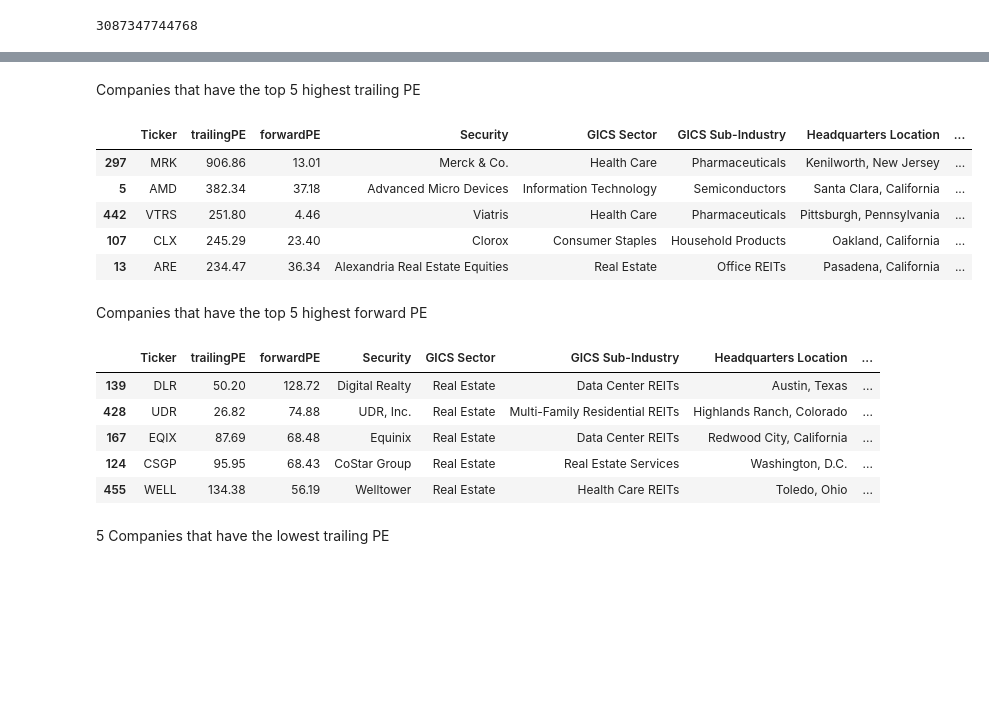
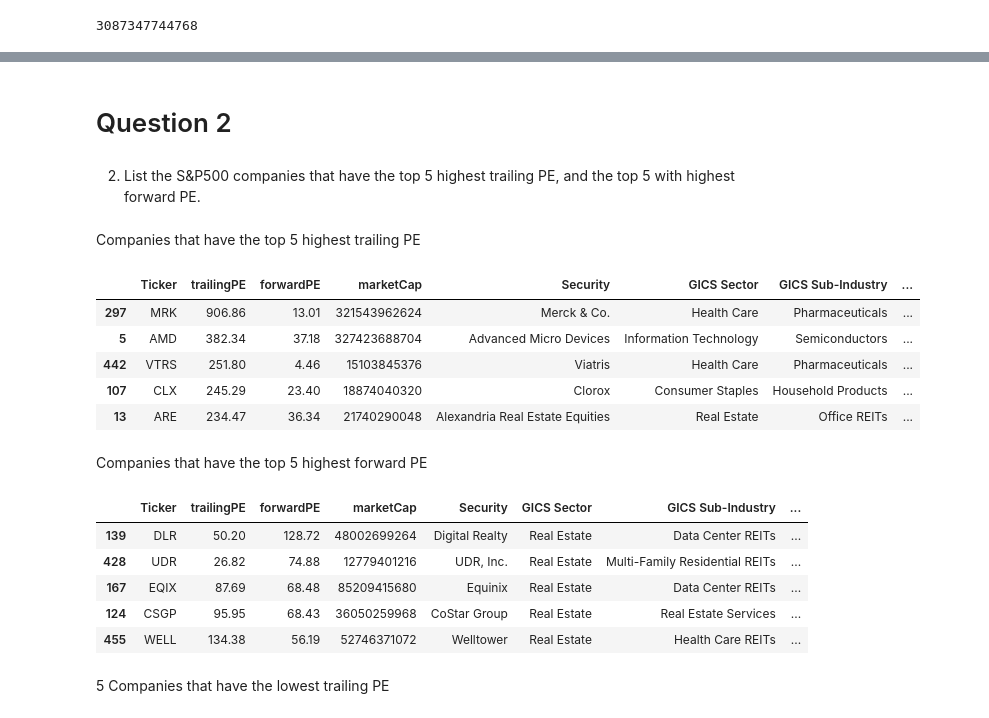
Before and after one commit to hellojohnkim/mmai823, a Jupyter notebook: Assignment 1.ipynb, the cells around one changed output, grey strips where cells are left out. Saved outputs shown, nothing was run; the diff lists cells and outputs as text; code cells hidden in the pictures; blank space fills up the shorter version.

```diff
--- a/Assignment 1.ipynb
+++ b/Assignment 1.ipynb
@@ -62,10 +63,11 @@ yf.Ticker('MSFT').info['marketCap']
 # %% [output]
 3087347744768
 # %%
-#get PE data for tickers in S&P500
+#get various yfinance data for tickers in S&P500 we'll be using in this assignment
+#PE ratios - trailing and forward
+#market cap
 
-
-SP500_PE=[]
+SP500_data=[]
 
 
 for ticker in sp500_tickers:
@@ -73,16 +75,17 @@ for ticker in sp500_tickers:
     #if symbol not in ['INFO', 'AES']:
         ticker=ticker.replace('.', '-')  #For dual shares, eg, BRK.B, we have to change it to BRK-B
         ticker_yahoo = yf.Ticker(ticker)
-        print(ticker,round(ticker_yahoo.info['forwardPE'],2))
-        SP500_PE.append(
+        print(ticker,round(ticker_yahoo.info['trailingPE'],2),round(ticker_yahoo.info['forwardPE'],2),round(ticker_yahoo.info['marketCap']))
+        SP500_data.append(
             {
                 "Ticker":ticker,
                 "trailingPE":round(ticker_yahoo.info['trailingPE'],2),
                 "forwardPE": round(ticker_yahoo.info['forwardPE'],2),
+                "marketCap":round(ticker_yahoo.info['marketCap']),
             }
         )
     except:
         pass
 
-SP500_PE=pd.DataFrame(SP500_PE)
+SP500_data=pd.DataFrame(SP500_data)
 # %% [output]
@@ -122,31 +125,33 @@ SP500_PE
+# %%
+SP500_data = SP500_data.join(sp_df.set_index('Symbol'), on='Ticker')
+# %% [markdown]
+# Question 2
+# %% [markdown]
+2. List the S&P500 companies that have the top 5 highest trailing PE, and the top 5 with highest forward PE.
 # %% [markdown]
 Companies that have the top 5 highest trailing PE
 # %%
 # top 5 companies with highest trailing PE
-top5_trailingPE = SP500_PE.sort_values('trailingPE', ascending=False).head(5)
-top5_trailingPE
-top5_trailingPE.join(sp_df.set_index('Symbol'), on='Ticker')
+SP500_data.sort_values('trailingPE', ascending=False).head(5)
 # %% [output]
-|  | Ticker | trailingPE | forwardPE | Security | GICS Sector | GICS Sub-Industry | Headquarters Location | ... |
-| 297 | MRK | 906.86 | 13.01 | Merck & Co. | Health Care | Pharmaceuticals | Kenilworth, New Jersey | ... |
-| 5 | AMD | 382.34 | 37.18 | Advanced Micro Devices | Information Technology | Semiconductors | Santa Clara, California | ... |
-| 442 | VTRS | 251.80 | 4.46 | Viatris | Health Care | Pharmaceuticals | Pittsburgh, Pennsylvania | ... |
-| 107 | CLX | 245.29 | 23.40 | Clorox | Consumer Staples | Household Products | Oakland, California | ... |
-| 13 | ARE | 234.47 | 36.34 | Alexandria Real Estate Equities | Real Estate | Office REITs | Pasadena, California | ... |
+|  | Ticker | trailingPE | forwardPE | marketCap | Security | GICS Sector | GICS Sub-Industry | ... |
+| 297 | MRK | 906.86 | 13.01 | 321543962624 | Merck & Co. | Health Care | Pharmaceuticals | ... |
+| 5 | AMD | 382.34 | 37.18 | 327423688704 | Advanced Micro Devices | Information Technology | Semiconductors | ... |
+| 442 | VTRS | 251.80 | 4.46 | 15103845376 | Viatris | Health Care | Pharmaceuticals | ... |
+| 107 | CLX | 245.29 | 23.40 | 18874040320 | Clorox | Consumer Staples | Household Products | ... |
+| 13 | ARE | 234.47 | 36.34 | 21740290048 | Alexandria Real Estate Equities | Real Estate | Office REITs | ... |
 # %% [markdown]
 Companies that have the top 5 highest forward PE
 # %%
 # top 5 companies with highest forward PE
-top5_forwardPE = SP500_PE.sort_values('forwardPE', ascending=False).head(5)
-top5_forwardPE
-top5_forwardPE.join(sp_df.set_index('Symbol'), on='Ticker')
+SP500_data.sort_values('forwardPE', ascending=False).head(5)
 # %% [output]
-|  | Ticker | trailingPE | forwardPE | Security | GICS Sector | GICS Sub-Industry | Headquarters Location | ... |
-| 139 | DLR | 50.20 | 128.72 | Digital Realty | Real Estate | Data Center REITs | Austin, Texas | ... |
-| 428 | UDR | 26.82 | 74.88 | UDR, Inc. | Real Estate | Multi-Family Residential REITs | Highlands Ranch, Colorado | ... |
-| 167 | EQIX | 87.69 | 68.48 | Equinix | Real Estate | Data Center REITs | Redwood City, California | ... |
-| 124 | CSGP | 95.95 | 68.43 | CoStar Group | Real Estate | Real Estate Services | Washington, D.C. | ... |
-| 455 | WELL | 134.38 | 56.19 | Welltower | Real Estate | Health Care REITs | Toledo, Ohio | ... |
+|  | Ticker | trailingPE | forwardPE | marketCap | Security | GICS Sector | GICS Sub-Industry | ... |
+| 139 | DLR | 50.20 | 128.72 | 48002699264 | Digital Realty | Real Estate | Data Center REITs | ... |
+| 428 | UDR | 26.82 | 74.88 | 12779401216 | UDR, Inc. | Real Estate | Multi-Family Residential REITs | ... |
+| 167 | EQIX | 87.69 | 68.48 | 85209415680 | Equinix | Real Estate | Data Center REITs | ... |
+| 124 | CSGP | 95.95 | 68.43 | 36050259968 | CoStar Group | Real Estate | Real Estate Services | ... |
+| 455 | WELL | 134.38 | 56.19 | 52746371072 | Welltower | Real Estate | Health Care REITs | ... |
 # %% [markdown]
 5 Companies that have the lowest trailing PE
 # %%
```
Also changed, not shown: parts of 23 cells of this notebook.
